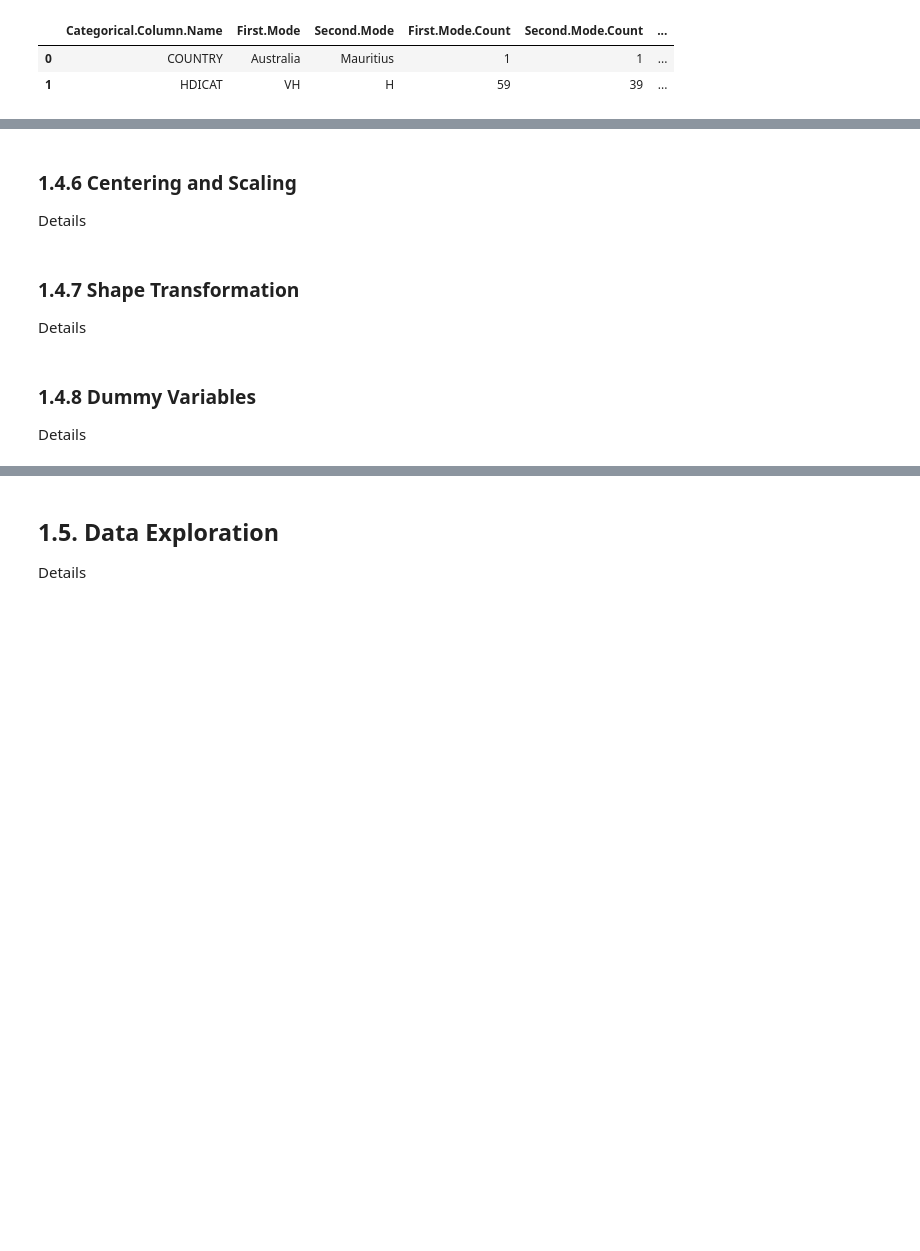
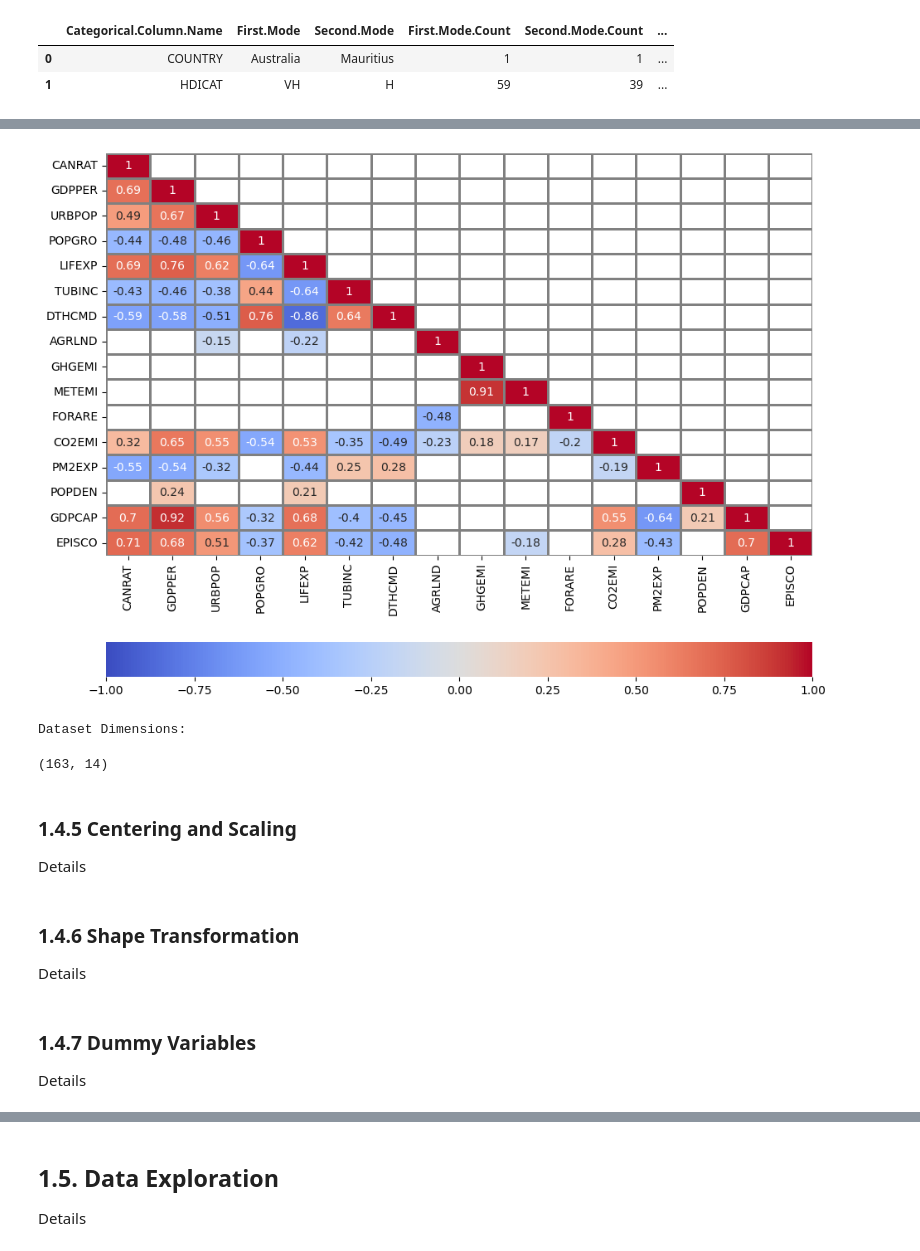
Before and after one commit to JohnPaulinePineda/Exploratory-Data-Analysis-For-Machine-Learning-Final-Assignment, a Jupyter notebook: EDAForMachineLearning_FinalAssignment.ipynb, the cells around one changed output, grey strips where cells are left out. Saved outputs shown, nothing was run; the diff lists cells and outputs as text; code cells hidden in the pictures; blank space fills up the shorter version.

```diff
--- a/EDAForMachineLearning_FinalAssignment.ipynb
+++ b/EDAForMachineLearning_FinalAssignment.ipynb
@@ -630,0 +1242,27 @@ Details
+# %%
+##################################
+# Formulating a function
+# to plot the correlation matrix
+# for all pairwise combinations
+# of numeric columns
+# with significant p-values only
+##################################
+def correlation_significance(df=None):
+    p_matrix = np.zeros(shape=(df.shape[1],df.shape[1]))
+    for col in df.columns:
+        for col2 in df.drop(col,axis=1).columns:
+            _ , p = stats.pearsonr(df[col],df[col2])
+            p_matrix[df.columns.to_list().index(col),df.columns.to_list().index(col2)] = p
+    return p_matrix
+# %%
+##################################
+# Plotting the correlation matrix
+# for all pairwise combinations
+# of numeric columns
+# with significant p-values only
+##################################
+cancer_rate_imputed_numeric_correlation_p_values = correlation_significance(cancer_rate_imputed_numeric)
+mask = np.invert(np.tril(cancer_rate_imputed_numeric_correlation_p_values<0.05))
+plot_correlation_matrix(cancer_rate_imputed_numeric_correlation,mask)
+# %% [output]
+[figure, added]
@@ -631,10 +1277,19 @@ Details
+# %%
+##################################
+# Performing a general exploration of the filtered dataset
+##################################
+print('Dataset Dimensions: ')
+display(cancer_rate_imputed_numeric.shape)
+# %% [output]
+Dataset Dimensions:
+(163, 14)
 # %% [markdown]
-### 1.4.6 Centering and Scaling <a class="anchor" id="1.4.6"></a>
+### 1.4.5 Centering and Scaling <a class="anchor" id="1.4.5"></a>
 Details
 # %% [markdown]
-### 1.4.7 Shape Transformation <a class="anchor" id="1.4.7"></a>
+### 1.4.6 Shape Transformation <a class="anchor" id="1.4.6"></a>
 Details
 # %% [markdown]
-### 1.4.8 Dummy Variables <a class="anchor" id="1.4.8"></a>
+### 1.4.7 Dummy Variables <a class="anchor" id="1.4.7"></a>
 Details
 # %% [markdown]
```
Also changed, not shown: parts of 82 cells of this notebook, 2 other files.
